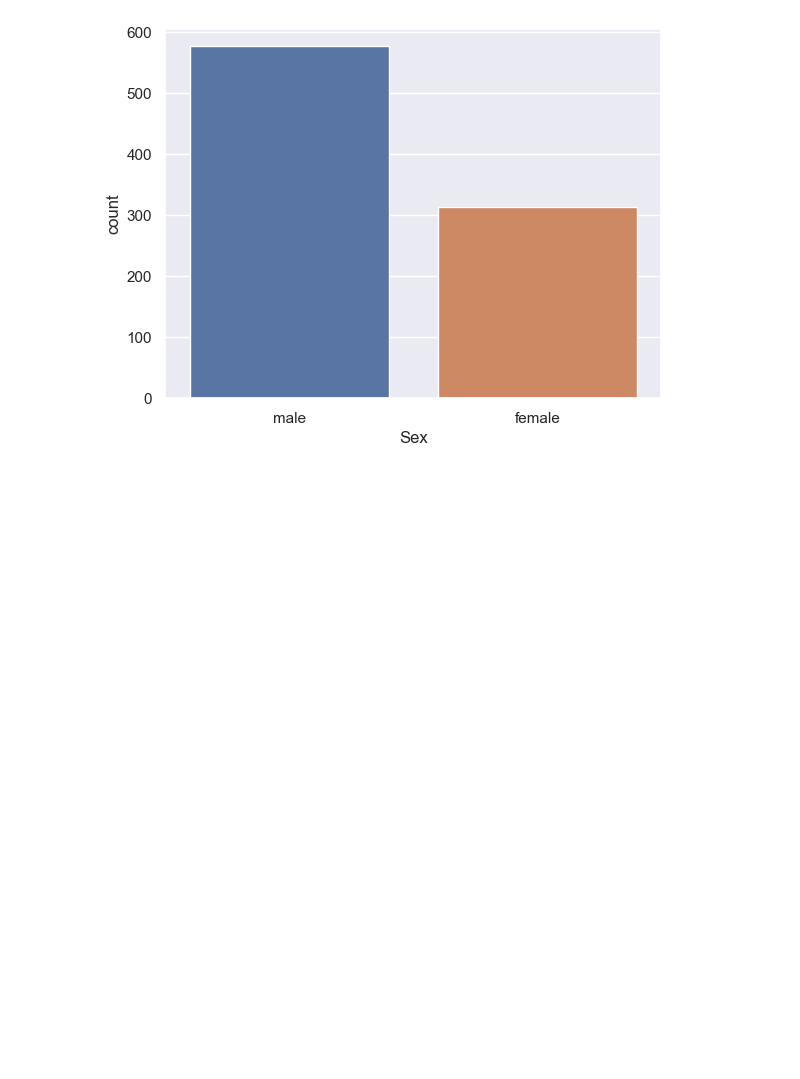
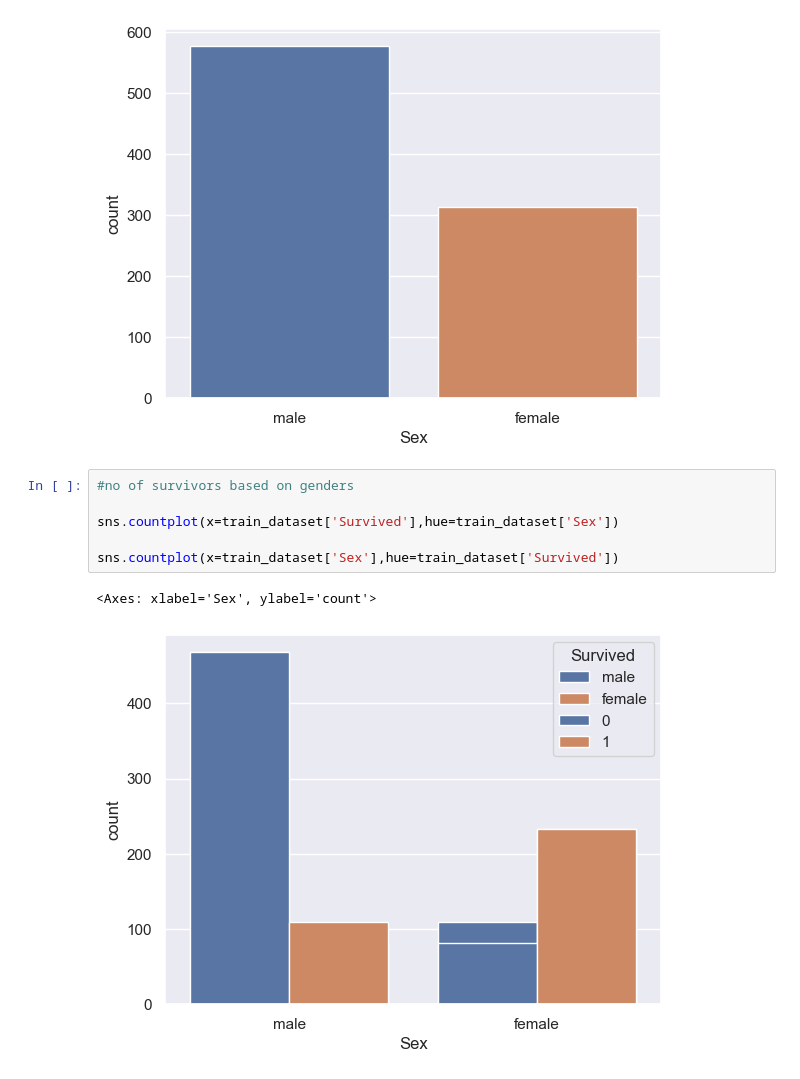
Before and after one commit to iamabhaytiwari343/Machine-Learning, a Jupyter notebook: titanic/notebook.ipynb, the cells around one changed output. Saved outputs shown, nothing was run; the diff lists cells and outputs as text; blank space fills up the shorter version.

```diff
--- a/titanic/notebook.ipynb
+++ b/titanic/notebook.ipynb
@@ -170,3 +170,12 @@ sns.countplot(x=train_dataset['Sex'])
 # %% [output]
 <Axes: xlabel='Sex', ylabel='count'>
 [figure]
+# %%
+#no of survivors based on genders
+
+sns.countplot(x=train_dataset['Survived'],hue=train_dataset['Sex'])
+
+sns.countplot(x=train_dataset['Sex'],hue=train_dataset['Survived'])
+# %% [output]
+<Axes: xlabel='Sex', ylabel='count'>
+[figure, added]
```
